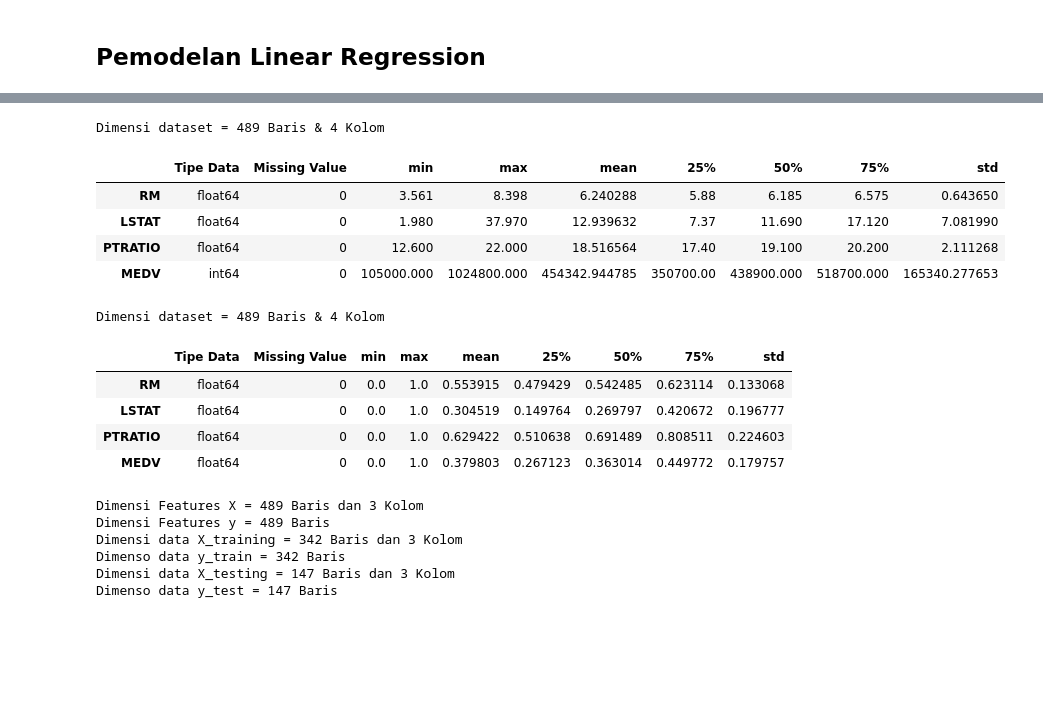
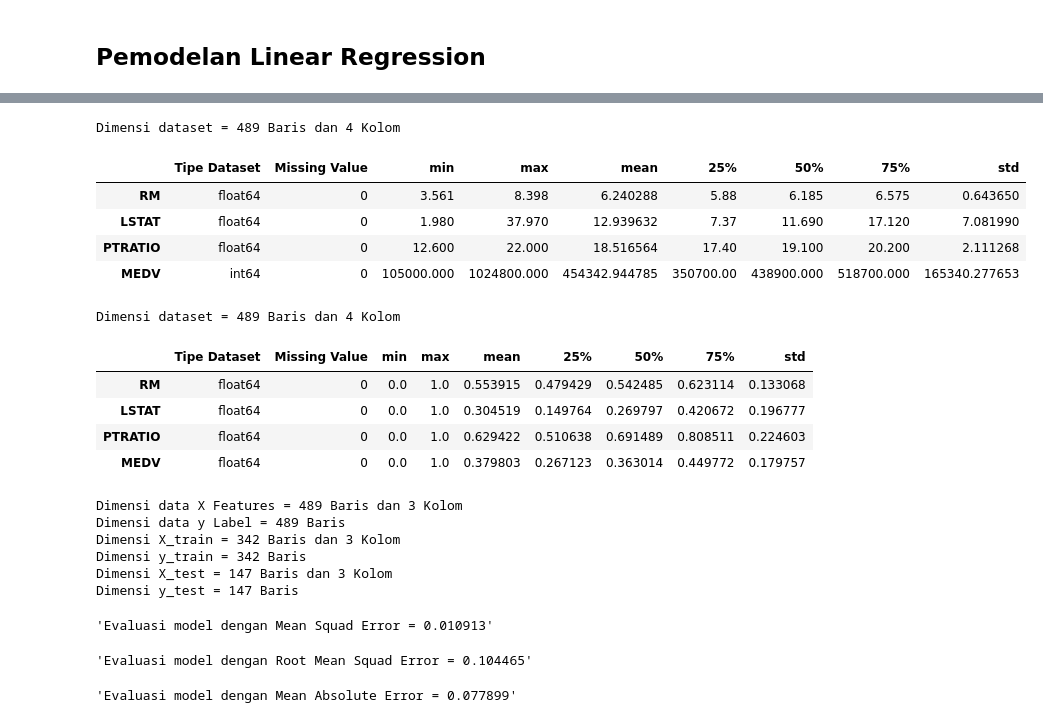
Before and after one commit to UsepSyaikalArifin/DQLab-Academy-Course-Online, a Jupyter notebook: Kelas Fundamental/Machine Learning With Python for Beginner/Jupyter Notebook/main.ipynb, the cells around one changed output, grey strips where cells are left out. Drawn from its saved outputs; the diff is of its cells as text; code cells hidden in the pictures; blank space fills up the shorter version.

```diff
--- a/Kelas Fundamental/Machine Learning With Python for Beginner/Jupyter Notebook/main.ipynb
+++ b/Kelas Fundamental/Machine Learning With Python for Beginner/Jupyter Notebook/main.ipynb
@@ -1288,72 +1362,85 @@ weighted avg       0.86      0.86      0.86      2466
 # %%
 # Load modul atau library
+import numpy as np
 import pandas as pd
 from IPython.display import display
 from sklearn.preprocessing import MinMaxScaler
 from sklearn.model_selection import train_test_split
 from sklearn.linear_model import LinearRegression
+from sklearn.metrics import mean_squared_error, mean_absolute_error
 
 # Load dataset
 dataset = pd.read_csv("https://dqlab-dataset.s3-ap-southeast-1.amazonaws.com/pythonTutorial/housing_boston.csv")
 
-# Informasi ke - 1 dataset
-print("Dimensi dataset = %d Baris & %d Kolom" %dataset.shape)
-tipe_dataset = dataset.dtypes.to_frame("Tipe Data")
+# Informasi dataset
+print("Dimensi dataset = %d Baris dan %d Kolom" %dataset.shape)
+tipe_dataset = dataset.dtypes.to_frame("Tipe Dataset")
 missing_value_dataset = dataset.isnull().sum().to_frame("Missing Value")
 statistik_dasar_dataset = dataset.describe().T[["min","max","mean","25%","50%","75%","std"]]
 resume_dataset = pd.concat([tipe_dataset, missing_value_dataset, statistik_dasar_dataset], axis=1)
 display(resume_dataset)
 
-# Scalling data menjadi interval 0 - 1
+# Merubah skala masing masing data menjadi interval 0 - 1
+scaller = MinMaxScaler(feature_range=(0,1))
 kolom_dataset = dataset.columns.to_list()
-scaller = MinMaxScaler(feature_range=(0,1))
 dataset[kolom_dataset] = scaller.fit_transform(dataset[kolom_dataset])
 
 # Informasi ke - 2 dataset
-print("Dimensi dataset = %d Baris & %d Kolom" %dataset.shape)
-tipe_dataset = dataset.dtypes.to_frame("Tipe Data")
+print("Dimensi dataset = %d Baris dan %d Kolom" %dataset.shape)
+tipe_dataset = dataset.dtypes.to_frame("Tipe Dataset")
 missing_value_dataset = dataset.isnull().sum().to_frame("Missing Value")
 statistik_dasar_dataset = dataset.describe().T[["min","max","mean","25%","50%","75%","std"]]
 resume_dataset = pd.concat([tipe_dataset, missing_value_dataset, statistik_dasar_dataset], axis=1)
 display(resume_dataset)
 
-# Breakdown data menjadi data Features dan data Label
-X = dataset.drop(["MEDV"], axis=1)
+# Breakdown data menjadi X features dan y label
+X = dataset.drop(["MEDV"], axis = 1)
 y = dataset["MEDV"]
 
-# Mengecek dimensi data Features dan data Label
-print("Dimensi Features X = %d Baris dan %d Kolom"%X.shape)
-print("Dimensi Features y = %d Baris"%y.shape)
+# Mengecek dimensi dataset
+print("Dimensi data X Features = %d Baris dan %d Kolom" %X.shape)
+print("Dimensi data y Label = %d Baris" %y.shape)
 
-# Membagi data menjadi data training & data test
+# Breakdown data menjadi data Training dan data Testing
 X_train, X_test, y_train, y_test = train_test_split(X, y, test_size=0.3, random_state=0)
 
 # Mengecek dimensi data training dan data testing
-print("Dimensi data X_training = %d Baris dan %d Kolom"%X_train.shape)
-print("Dimenso data y_train = %d Baris"%y_train.shape)
-print("Dimensi data X_testing = %d Baris dan %d Kolom"%X_test.shape)
-print("Dimenso data y_test = %d Baris"%y_test.shape)
+print("Dimensi X_train = %d Baris dan %d Kolom"%X_train.shape)
+print("Dimensi y_train = %d Baris"%y_train.shape)
+print("Dimensi X_test = %d Baris dan %d Kolom"%X_test.shape)
+print("Dimensi y_test = %d Baris"%y_test.shape)
 
 # Pemodelan
 model_LinearModel = LinearRegression()
 model_LinearModel = model_LinearModel.fit(X_train, y_train)
 y_pred = model_LinearModel.predict(X_test)
+
+# Evaluasi Model
+evaluate_mse = mean_squared_error(y_test, y_pred)
+display("Evaluasi model dengan Mean Squad Error = %f" %evaluate_mse)
+evaluate_rmse = np.sqrt(mean_squared_error(y_test, y_pred))
+display("Evaluasi model dengan Root Mean Squad Error = %f" %evaluate_rmse)
+evaluate_mae = mean_absolute_error(y_test, y_pred)
+display("Evaluasi model dengan Mean Absolute Error = %f" %evaluate_mae)
 # %% [output]
-Dimensi dataset = 489 Baris & 4 Kolom
+Dimensi dataset = 489 Baris dan 4 Kolom
-|  | Tipe Data | Missing Value | min | max | mean | 25% | 50% | 75% | std |
+|  | Tipe Dataset | Missing Value | min | max | mean | 25% | 50% | 75% | std |
 | RM | float64 | 0 | 3.561 | 8.398 | 6.240288 | 5.88 | 6.185 | 6.575 | 0.643650 |
 | LSTAT | float64 | 0 | 1.980 | 37.970 | 12.939632 | 7.37 | 11.690 | 17.120 | 7.081990 |
 | PTRATIO | float64 | 0 | 12.600 | 22.000 | 18.516564 | 17.40 | 19.100 | 20.200 | 2.111268 |
 | MEDV | int64 | 0 | 105000.000 | 1024800.000 | 454342.944785 | 350700.00 | 438900.000 | 518700.000 | 165340.277653 |
-Dimensi dataset = 489 Baris & 4 Kolom
+Dimensi dataset = 489 Baris dan 4 Kolom
-|  | Tipe Data | Missing Value | min | max | mean | 25% | 50% | 75% | std |
+|  | Tipe Dataset | Missing Value | min | max | mean | 25% | 50% | 75% | std |
 | RM | float64 | 0 | 0.0 | 1.0 | 0.553915 | 0.479429 | 0.542485 | 0.623114 | 0.133068 |
 | LSTAT | float64 | 0 | 0.0 | 1.0 | 0.304519 | 0.149764 | 0.269797 | 0.420672 | 0.196777 |
 | PTRATIO | float64 | 0 | 0.0 | 1.0 | 0.629422 | 0.510638 | 0.691489 | 0.808511 | 0.224603 |
 | MEDV | float64 | 0 | 0.0 | 1.0 | 0.379803 | 0.267123 | 0.363014 | 0.449772 | 0.179757 |
-Dimensi Features X = 489 Baris dan 3 Kolom
-Dimensi Features y = 489 Baris
-Dimensi data X_training = 342 Baris dan 3 Kolom
-Dimenso data y_train = 342 Baris
-Dimensi data X_testing = 147 Baris dan 3 Kolom
-Dimenso data y_test = 147 Baris
+Dimensi data X Features = 489 Baris dan 3 Kolom
+Dimensi data y Label = 489 Baris
+Dimensi X_train = 342 Baris dan 3 Kolom
+Dimensi y_train = 342 Baris
+Dimensi X_test = 147 Baris dan 3 Kolom
+Dimensi y_test = 147 Baris
+'Evaluasi model dengan Mean Squad Error = 0.010913'
+'Evaluasi model dengan Root Mean Squad Error = 0.104465'
+'Evaluasi model dengan Mean Absolute Error = 0.077899'
```
Also changed, not shown: parts of 1 cell of this notebook, 2 other files.
